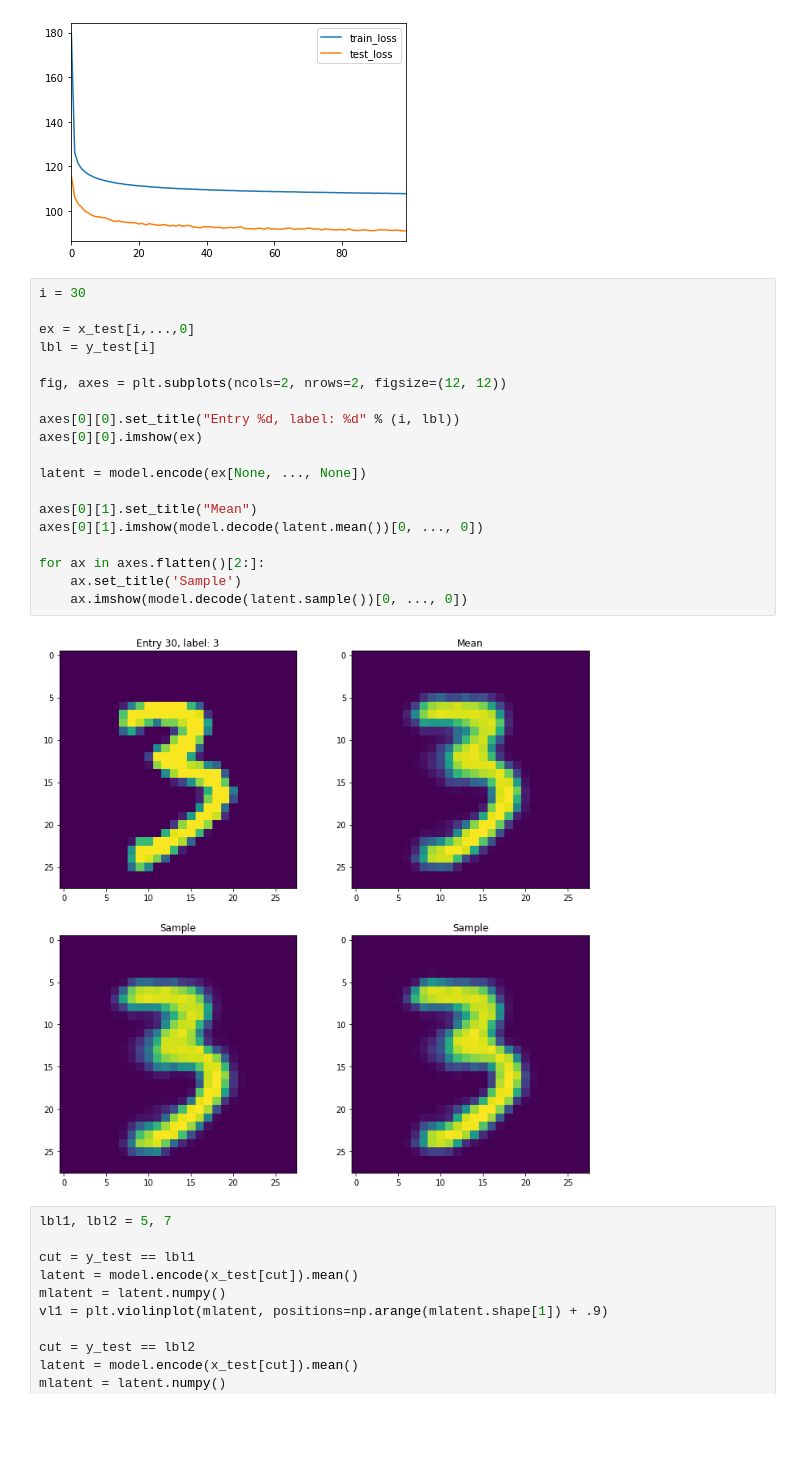
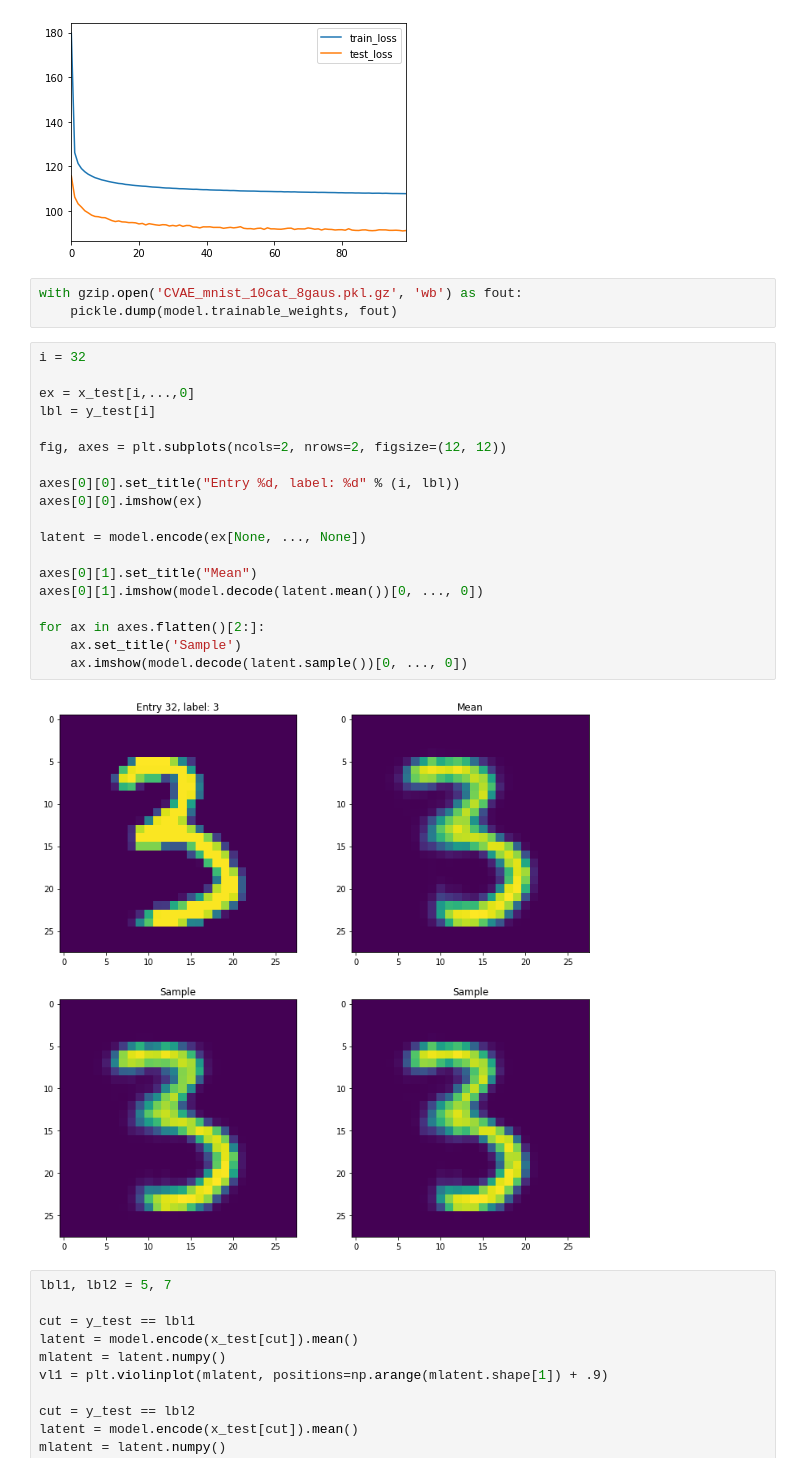
Before and after one commit to nsmith-/UQforWmass, a Jupyter notebook: tfp/vae_unsupervised_mnist.ipynb, the cells around one changed output. Cells and saved outputs as stored; diff of their text form; blank space fills up the shorter version.

```diff
--- a/tfp/vae_mnist.ipynb
+++ b/tfp/vae_unsupervised_mnist.ipynb
@@ -207,27 +207,30 @@ pd.DataFrame(history)[:].plot()
 # %% [output]
 <matplotlib.axes._subplots.AxesSubplot at 0x...>
 [figure]
+# %%
+with gzip.open('CVAE_mnist_10cat_8gaus.pkl.gz', 'wb') as fout:
+    pickle.dump(model.trainable_weights, fout)
 # %%
-i = 30
+i = 32
 
 ex = x_test[i,...,0]
 lbl = y_test[i]
 
 fig, axes = plt.subplots(ncols=2, nrows=2, figsize=(12, 12))
 
 axes[0][0].set_title("Entry %d, label: %d" % (i, lbl))
 axes[0][0].imshow(ex)
 
 latent = model.encode(ex[None, ..., None])
 
 axes[0][1].set_title("Mean")
 axes[0][1].imshow(model.decode(latent.mean())[0, ..., 0])
 
 for ax in axes.flatten()[2:]:
     ax.set_title('Sample')
     ax.imshow(model.decode(latent.sample())[0, ..., 0])
 # %% [output]
-[figure, old version]
+[figure, new version]
 # %%
 lbl1, lbl2 = 5, 7
 
```
Also changed, not shown: parts of 1 cell of this notebook, 1 other file.
